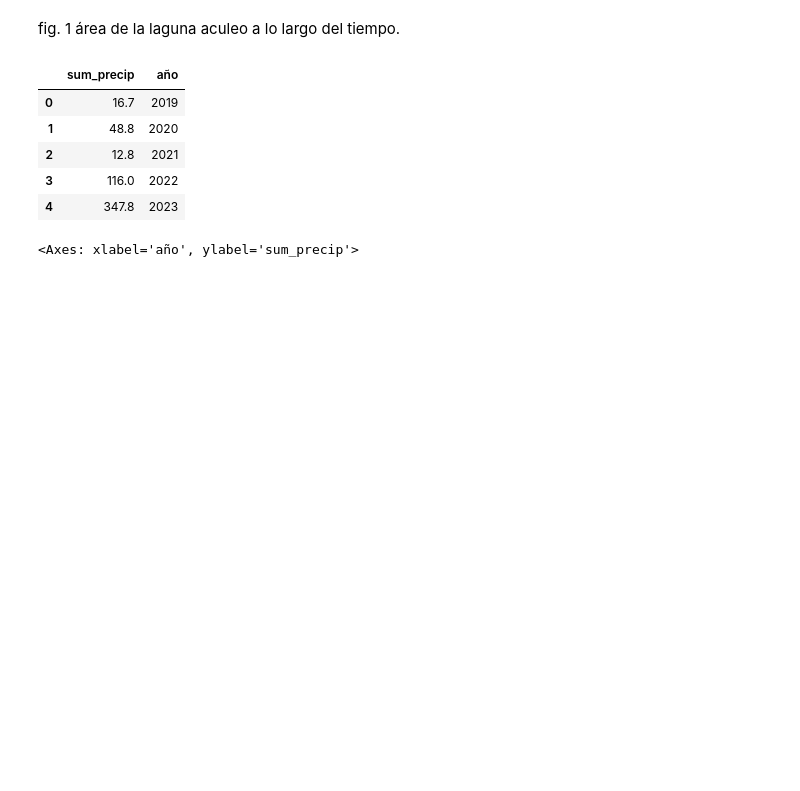
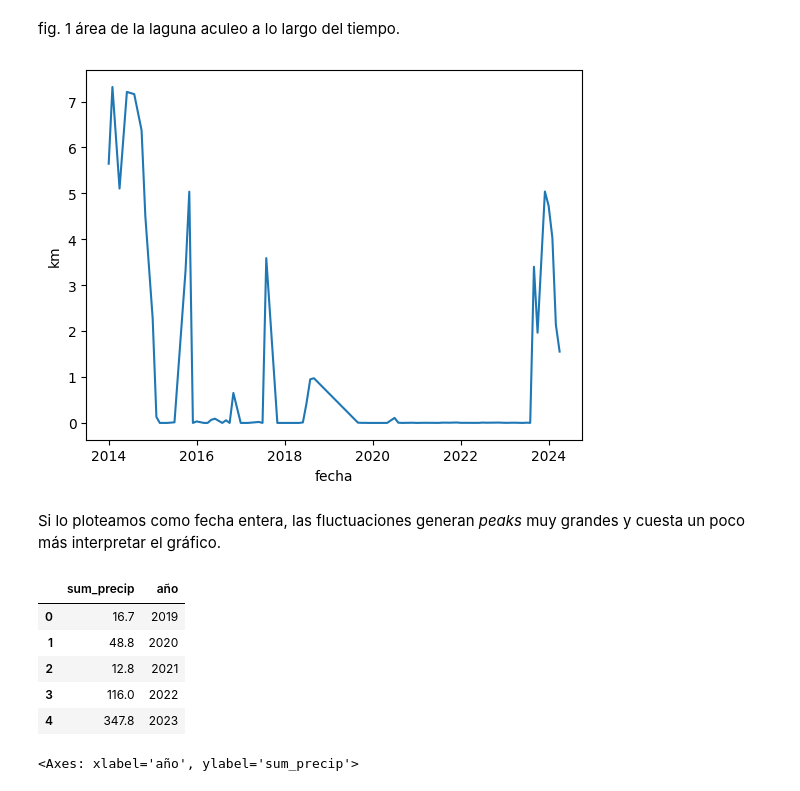
Before and after one commit to cristobalstrange/AnalisisLagunaAculeo, a Jupyter notebook: main.ipynb, the cells around one changed output. Cells and saved outputs as stored; diff of their text form; code cells hidden in the pictures; blank space fills up the shorter version.

```diff
--- a/main.ipynb
+++ b/main.ipynb
@@ -189,5 +204,14 @@ fig.savefig("visualizaciones/area_segun_tiempo.png")
 # %% [markdown]
 fig. 1 área de la laguna aculeo a lo largo del tiempo.
+# %%
+
+plot = sns.lineplot(y=df["km"], x=df["fecha"])
+fig = plot.get_figure()
+# fig.savefig("visualizaciones/area_segun_tiempo.png")
+# %% [output]
+[figure, added]
+# %% [markdown]
+Si lo ploteamos como fecha entera, las fluctuaciones generan _peaks_ muy grandes y cuesta un poco más interpretar el gráfico.
 # %%
 lluvias = pd.read_csv("data/suma_anual_precip.csv")
 lluvias.head()
```
Also changed, not shown: parts of 38 cells of this notebook.
